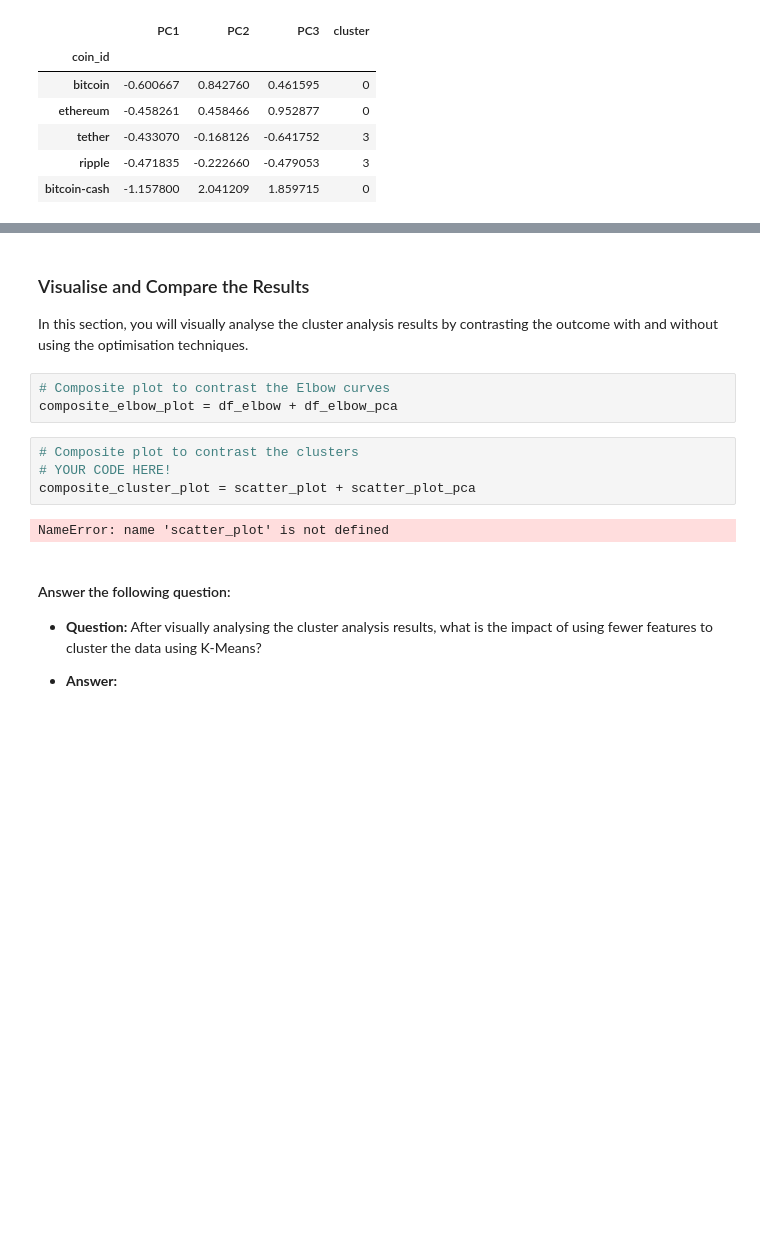
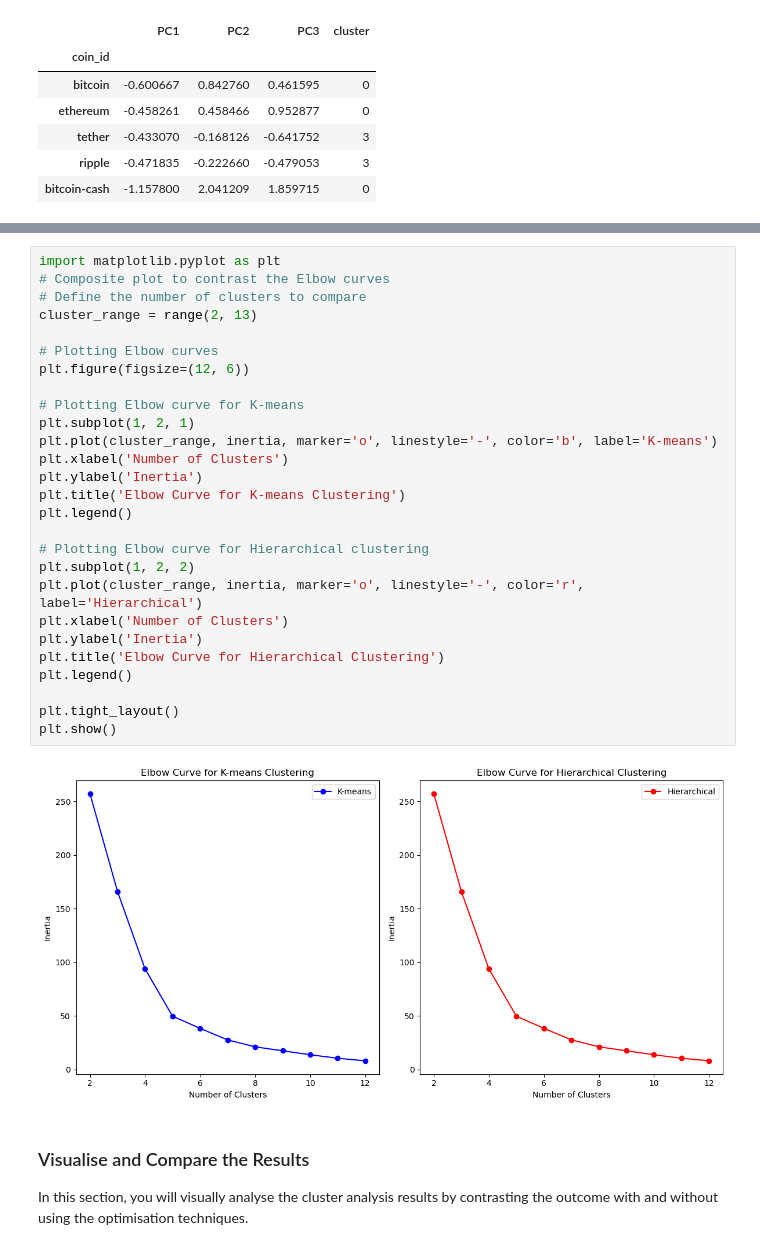
Before and after one commit to Dinna-ux/CryptoClustering, a Jupyter notebook: Crypto_Clustering.ipynb, the cells around one changed output, grey strips where cells are left out. Drawn from its saved outputs; the diff is of its cells as text; blank space fills up the shorter version.

Commit message:
Composite clusterin

```diff
--- a/Crypto_Clustering.ipynb
+++ b/Crypto_Clustering.ipynb
@@ -348,22 +348,36 @@ df_pca_clustered.hvplot.scatter(
 )
 # %% [output]
 [interactive output not drawn]
+# %%
+import matplotlib.pyplot as plt
+# Composite plot to contrast the Elbow curves
+# Define the number of clusters to compare
+cluster_range = range(2, 13)
+
+# Plotting Elbow curves
+plt.figure(figsize=(12, 6))
+
+# Plotting Elbow curve for K-means
+plt.subplot(1, 2, 1)
+plt.plot(cluster_range, inertia, marker='o', linestyle='-', color='b', label='K-means')
+plt.xlabel('Number of Clusters')
+plt.ylabel('Inertia')
+plt.title('Elbow Curve for K-means Clustering')
+plt.legend()
+
+# Plotting Elbow curve for Hierarchical clustering
+plt.subplot(1, 2, 2)
+plt.plot(cluster_range, inertia, marker='o', linestyle='-', color='r', label='Hierarchical')
+plt.xlabel('Number of Clusters')
+plt.ylabel('Inertia')
+plt.title('Elbow Curve for Hierarchical Clustering')
+plt.legend()
+
+plt.tight_layout()
+plt.show()
+# %% [output]
+[figure, added]
 # %% [markdown]
 ### Visualise and Compare the Results
 
 In this section, you will visually analyse the cluster analysis results by contrasting the outcome with and without using the optimisation techniques.
-# %%
-# Composite plot to contrast the Elbow curves
-composite_elbow_plot = df_elbow + df_elbow_pca
-# %%
-# Composite plot to contrast the clusters
-# YOUR CODE HERE!
-composite_cluster_plot = scatter_plot + scatter_plot_pca
-# %% [output]
-NameError: name 'scatter_plot' is not defined
-# %% [markdown]
-#### Answer the following question:
-
-  * **Question:** After visually analysing the cluster analysis results, what is the impact of using fewer features to cluster the data using K-Means?
-
-  * **Answer:**
```
Also changed, not shown: parts of 2 cells of this notebook, 1 other file.
